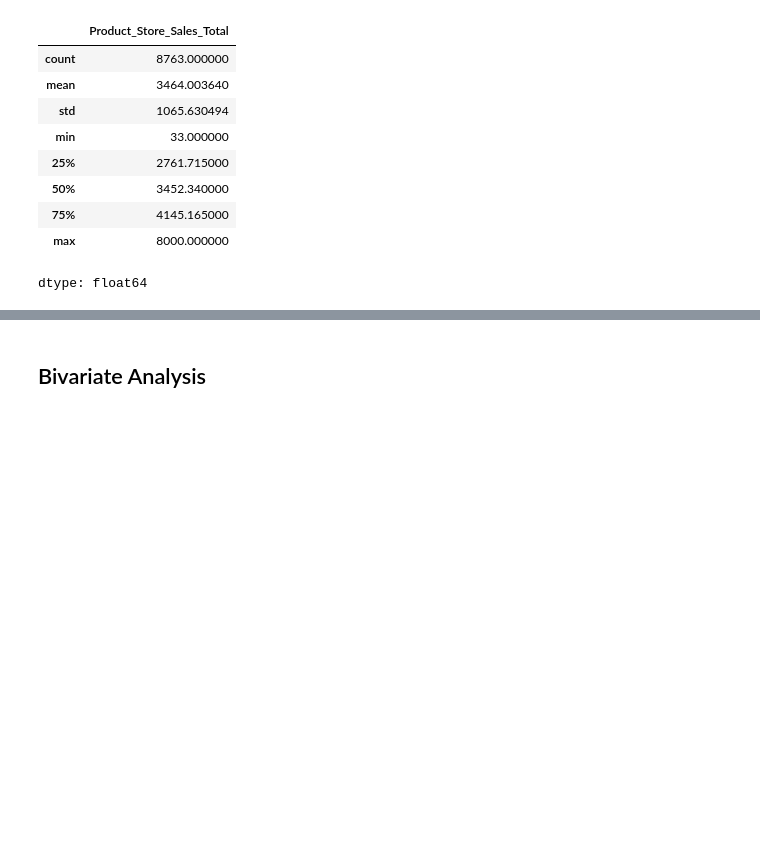
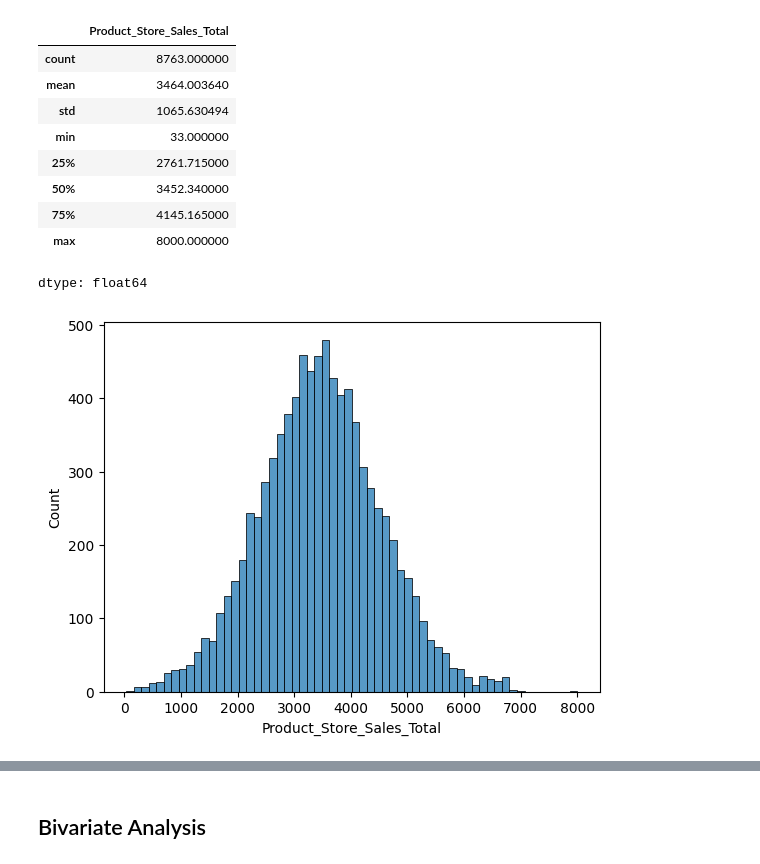
Before and after one commit to SarojaDadi/SuperKart_Full_Code_Version, a Jupyter notebook: SuperKart_Model_Refactored.ipynb, the cells around one changed output, grey strips where cells are left out. Drawn from its saved outputs; the diff is of its cells as text; code cells hidden in the pictures; blank space fills up the shorter version.

```diff
--- a/SuperKart_Model_Refactored.ipynb
+++ b/SuperKart_Model_Refactored.ipynb
@@ -307,5 +307,10 @@ dataset[target].describe()
 | 75% | 4145.165000 |
 | max | 8000.000000 |
 dtype: float64
+# %%
+# Check the distribution of the target variable
+sns.histplot(dataset[target]);
+# %% [output]
+[figure, added]
 # %%
 # Univariate overview: target distribution and numeric feature distributions
```
Also changed, not shown: parts of 1 cell of this notebook.
